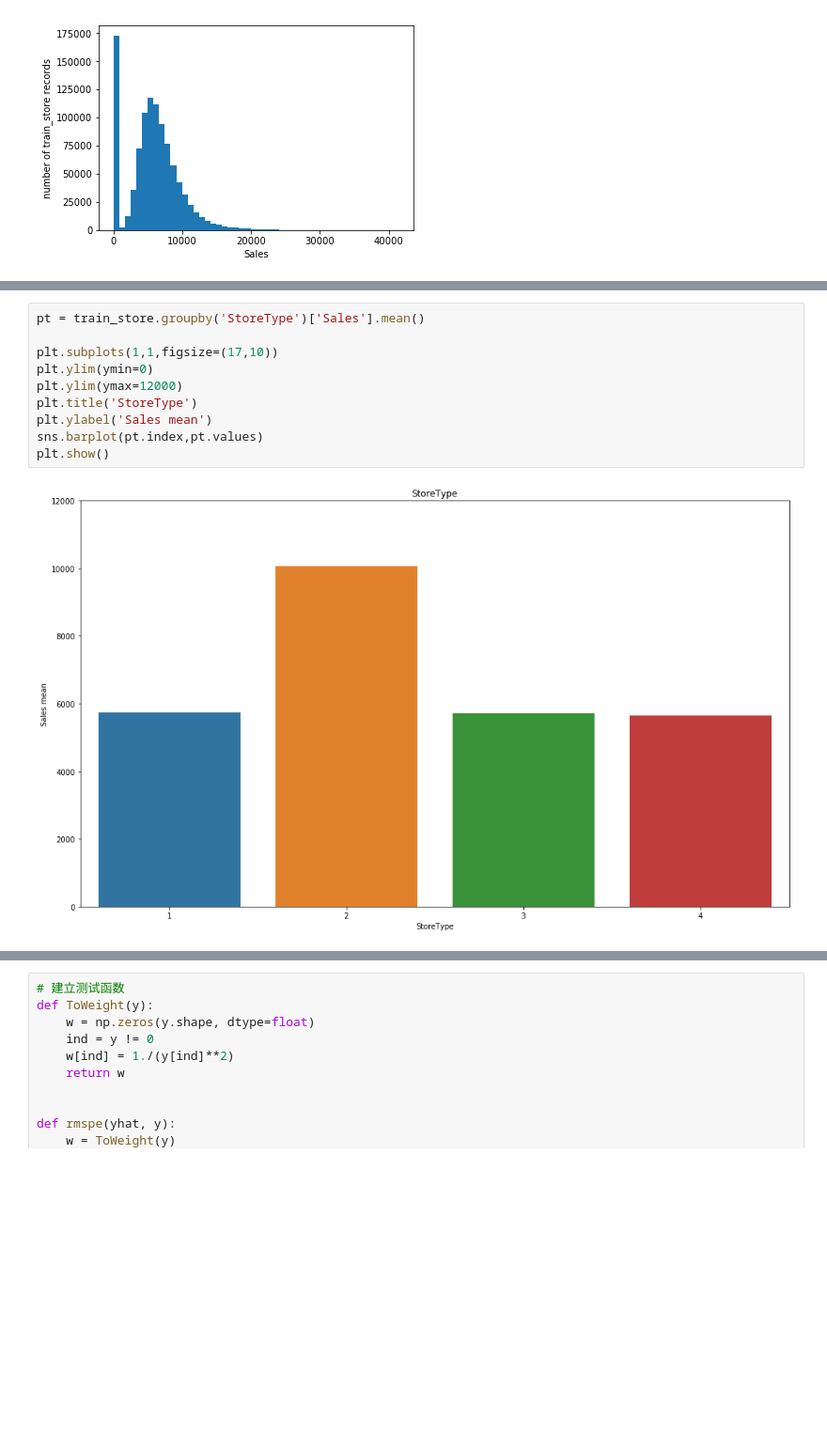
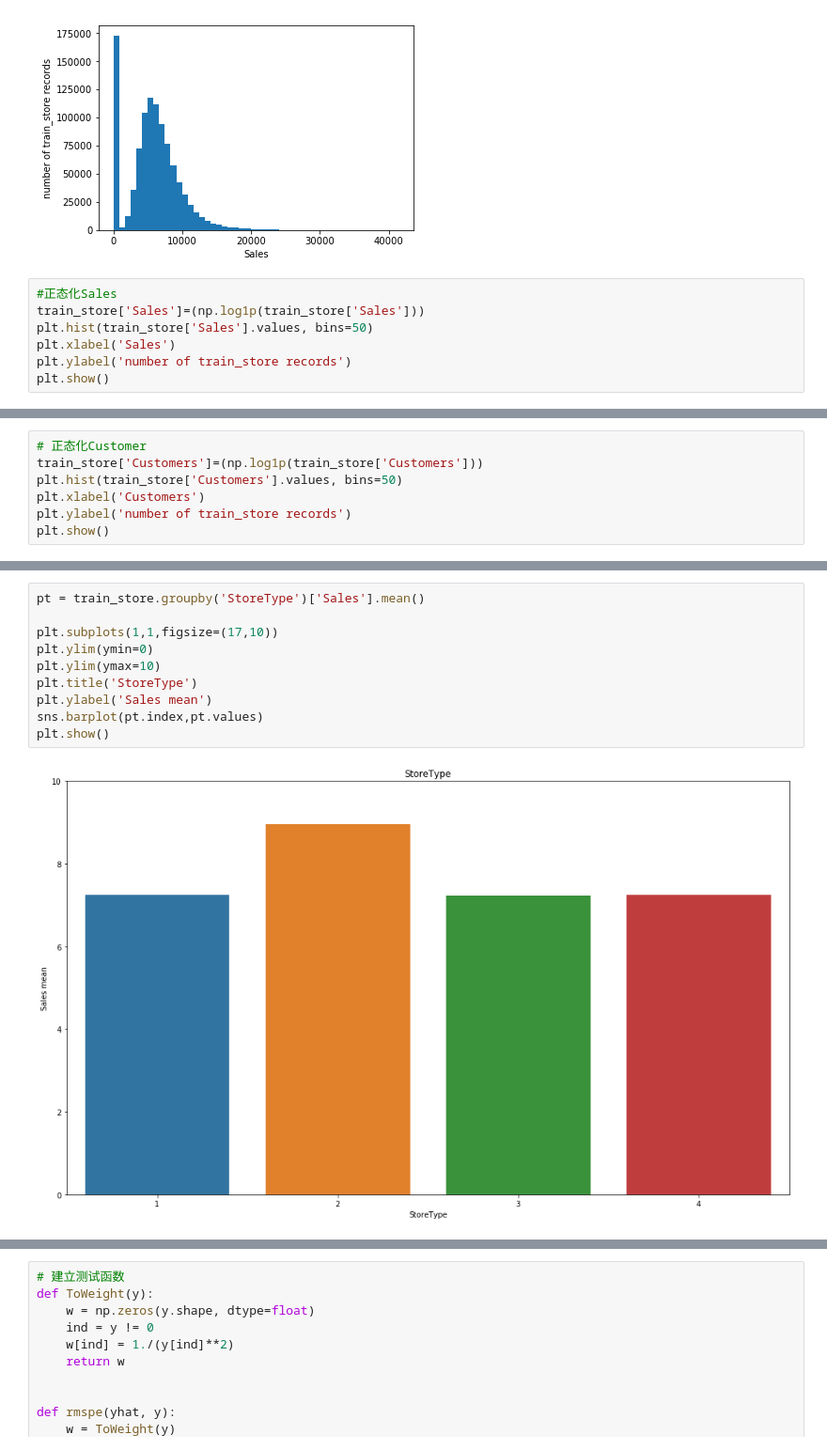
Before and after one commit to xueweiyema/ForecastRossmannStoreSales, a Jupyter notebook: script/proposal.ipynb, the cells around one changed output, grey strips where cells are left out. Shown at 94% size. Drawn from its saved outputs; the diff is of its cells as text; blank space fills up the shorter version.

```diff
--- a/script/proposal.ipynb
+++ b/script/proposal.ipynb
@@ -582,3 +584,10 @@ plt.ylabel('number of train_store records')
 plt.show()
 # %% [output]
 [figure]
+# %%
+#正态化Sales
+train_store['Sales']=(np.log1p(train_store['Sales']))
+plt.hist(train_store['Sales'].values, bins=50)
+plt.xlabel('Sales')
+plt.ylabel('number of train_store records')
+plt.show()
@@ -591,3 +601,10 @@ plt.ylabel('number of train_store records')
 plt.show()
 # %% [output]
 [figure]
+# %%
+# 正态化Customer
+train_store['Customers']=(np.log1p(train_store['Customers']))
+plt.hist(train_store['Customers'].values, bins=50)
+plt.xlabel('Customers')
+plt.ylabel('number of train_store records')
+plt.show()
@@ -594,12 +613,12 @@ plt.show()
 # %%
 pt = train_store.groupby('StoreType')['Sales'].mean()
 
 plt.subplots(1,1,figsize=(17,10))
 plt.ylim(ymin=0)
-plt.ylim(ymax=12000)
+plt.ylim(ymax=10)
 plt.title('StoreType')
 plt.ylabel('Sales mean')
 sns.barplot(pt.index,pt.values)
 plt.show()
 # %% [output]
-[figure, old version]
+[figure, new version]
```
Also changed, not shown: parts of 11 cells of this notebook.
